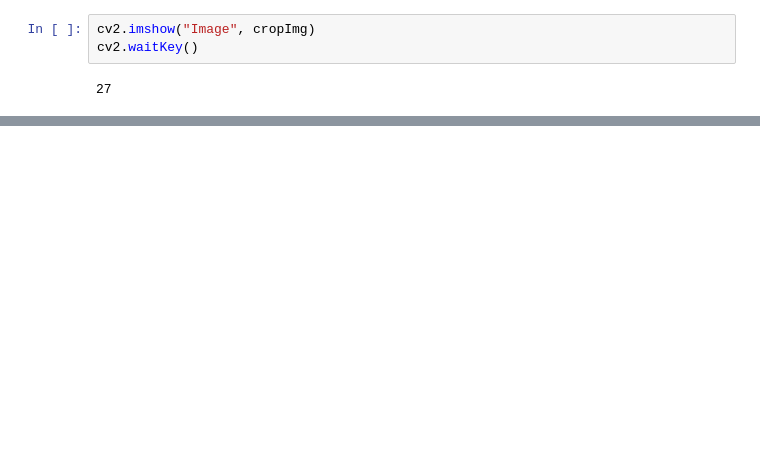
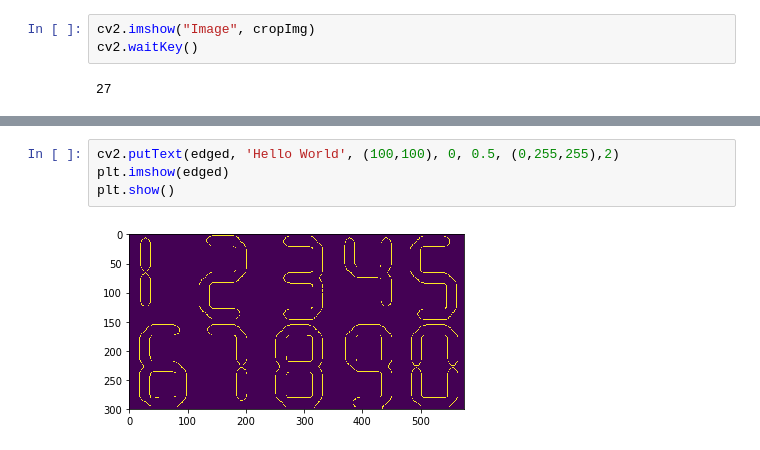
Before and after one commit to ElbertYili/learn_note, a Jupyter notebook: ml_cnn/opencv/图像边缘检测.ipynb, the cells around one changed output, grey strips where cells are left out. Cells and saved outputs as stored; diff of their text form; blank space fills up the shorter version.

```diff
--- a/ml_cnn/opencv/图像边缘检测.ipynb
+++ b/ml_cnn/opencv/图像边缘检测.ipynb
@@ -97,0 +142,6 @@ cv2.waitKey()
+# %%
+cv2.putText(edged, 'Hello World', (100,100), 0, 0.5, (0,255,255),2)
+plt.imshow(edged)
+plt.show()
+# %% [output]
+[figure, added]
```
Also changed, not shown: parts of 6 cells of this notebook, 3 other files.
